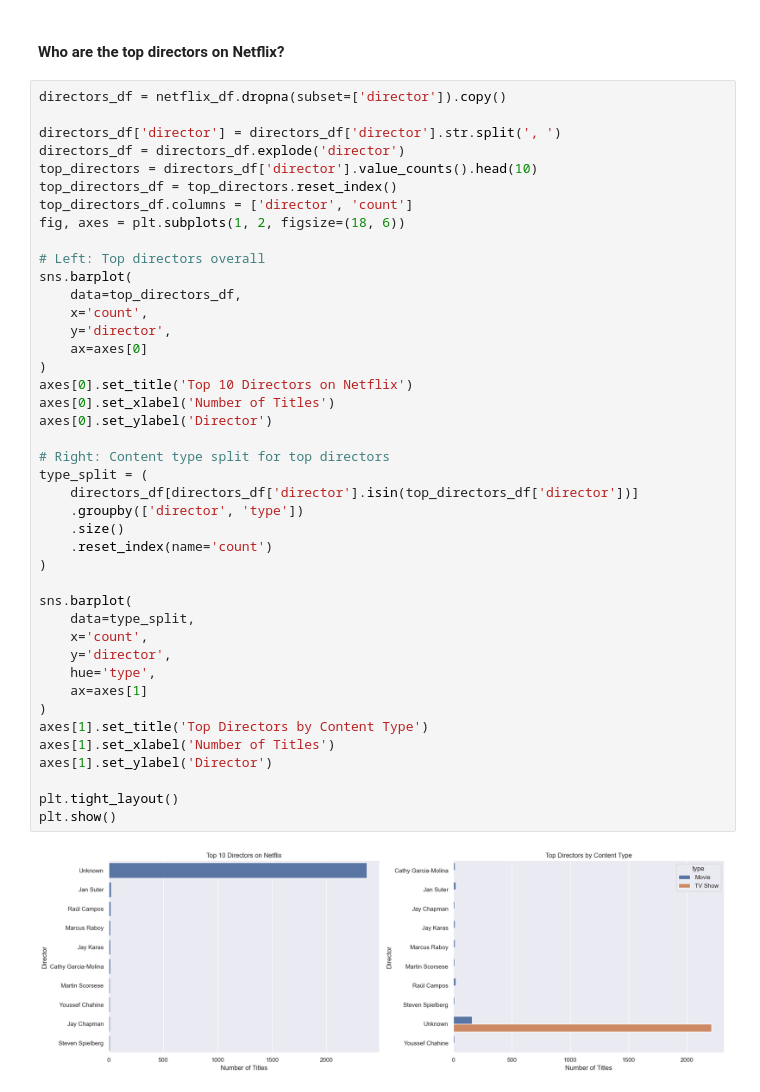
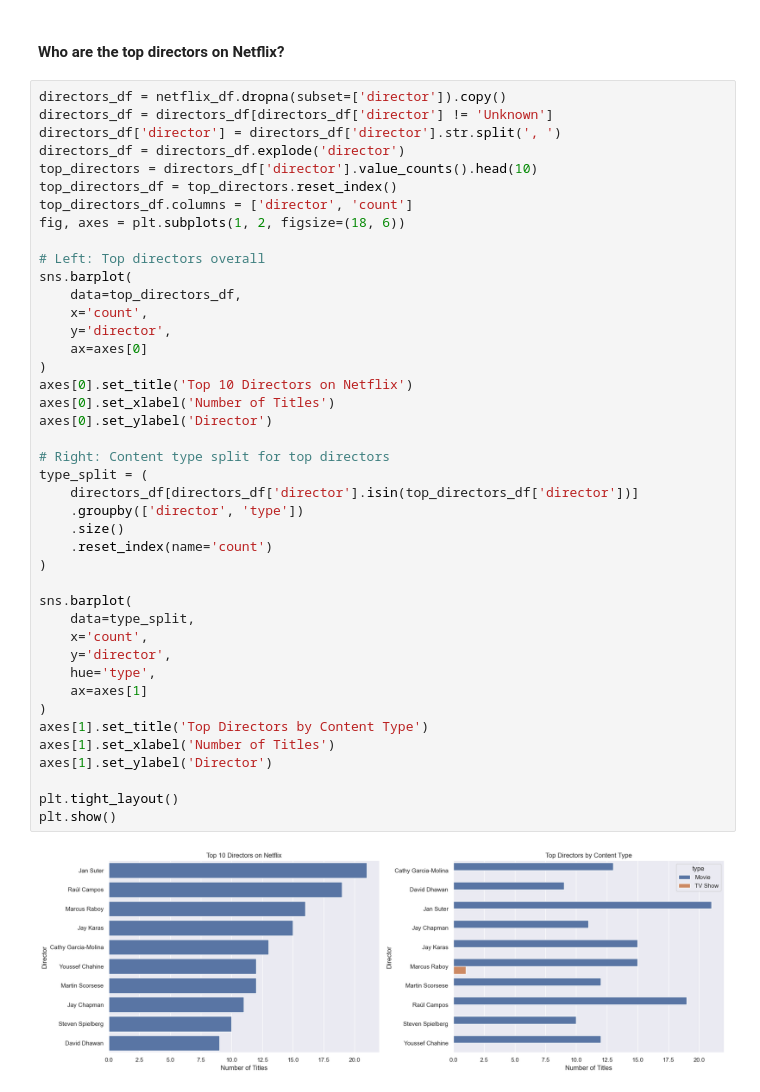
Before and after one commit to NickyY28/21-days-21-projects, a Jupyter notebook: day2Project2/NetflixAnalysis.ipynb, the cells around one changed output. Cells and saved outputs as stored; diff of their text form.

```diff
--- a/day2Project2/NetflixAnalysis.ipynb
+++ b/day2Project2/NetflixAnalysis.ipynb
@@ -358,7 +358,7 @@ Overall, Netflix descriptions consistently focus on emotionally engaging and nar
 #### Who are the top directors on Netflix?
 # %%
 directors_df = netflix_df.dropna(subset=['director']).copy()
-
+directors_df = directors_df[directors_df['director'] != 'Unknown']
 directors_df['director'] = directors_df['director'].str.split(', ')
 directors_df = directors_df.explode('director')
 top_directors = directors_df['director'].value_counts().head(10)
@@ -372,31 +372,31 @@ sns.barplot(
     x='count',
     y='director',
     ax=axes[0]
 )
 axes[0].set_title('Top 10 Directors on Netflix')
 axes[0].set_xlabel('Number of Titles')
 axes[0].set_ylabel('Director')
 
 # Right: Content type split for top directors
 type_split = (
     directors_df[directors_df['director'].isin(top_directors_df['director'])]
     .groupby(['director', 'type'])
     .size()
     .reset_index(name='count')
 )
 
 sns.barplot(
     data=type_split,
     x='count',
     y='director',
     hue='type',
     ax=axes[1]
 )
 axes[1].set_title('Top Directors by Content Type')
 axes[1].set_xlabel('Number of Titles')
 axes[1].set_ylabel('Director')
 
 plt.tight_layout()
 plt.show()
 # %% [output]
-[figure, old version]
+[figure, new version]
```
Also changed, not shown: parts of 1 cell of this notebook, 1 other file.
